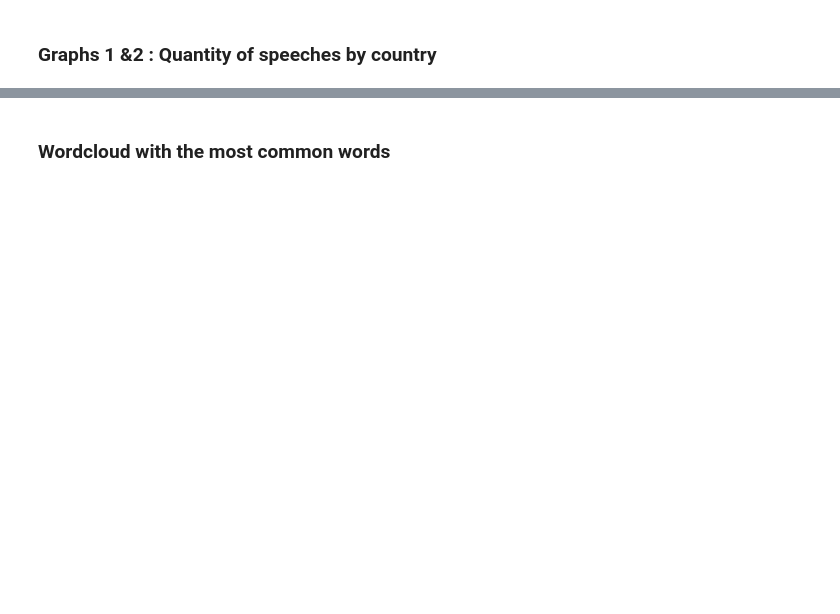
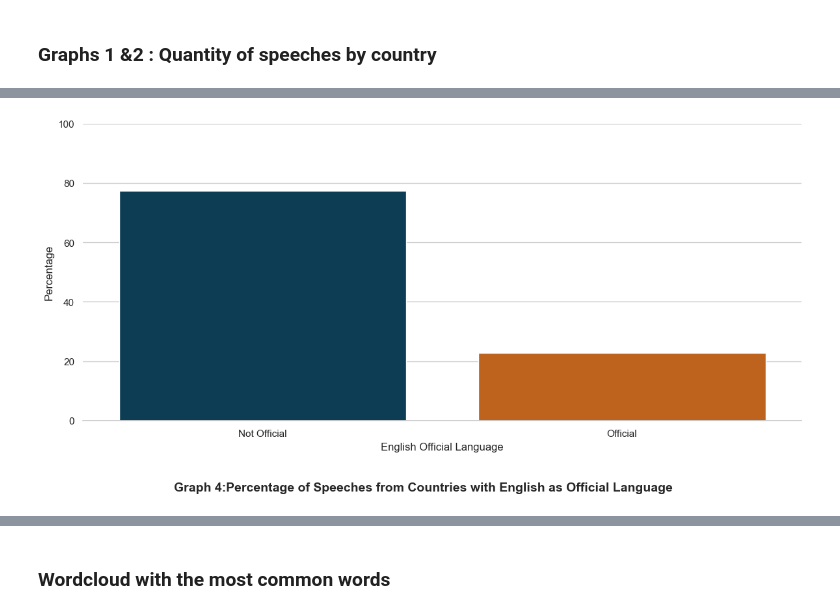
Before and after one commit to SarahFranzen/Emotions_in_the_United_Nations_General_Debates, a Jupyter notebook: 1_descriptives.ipynb, the cells around one changed output, grey strips where cells are left out. Saved outputs shown, nothing was run; the diff lists cells and outputs as text; code cells hidden in the pictures; blank space fills up the shorter version.

```diff
--- a/1_descriptives.ipynb
+++ b/1_descriptives.ipynb
@@ -123,0 +103,32 @@ plt.show()
+# %%
+sns.set(style="whitegrid")
+
+# Count and normalize to get percentages
+eng_counts = df_merged['english_official_language'].value_counts(normalize=True).sort_index() * 100
+
+# Define labels
+eng_labels = ['Not Official', 'Official']
+
+# Plot
+plt.figure(figsize=(12, 6))
+sns.barplot(x=eng_labels, y=eng_counts.values, palette=['#004260', '#D95F02'])
+
+plt.ylabel("Percentage")
+plt.xlabel("English Official Language")
+plt.ylim(0, 100)  # Optional: force axis to max out at 100%
+
+sns.despine(left=True, right=True, top=True, bottom=False)
+
+
+plt.tight_layout()
+plt.subplots_adjust(bottom=0.20)
+
+# Footnote / Title
+plt.figtext(0.5, 0.02, "Graph 4:Percentage of Speeches from Countries with English as Official Language",
+            ha="center", fontsize=14, weight='bold')
+
+# Save
+plt.savefig(os.path.join(fig_dir, 'english_official_language_percentage.png'))
+plt.show()
+# %% [output]
+[figure, added]
```
Also changed, not shown: parts of 7 cells of this notebook.
